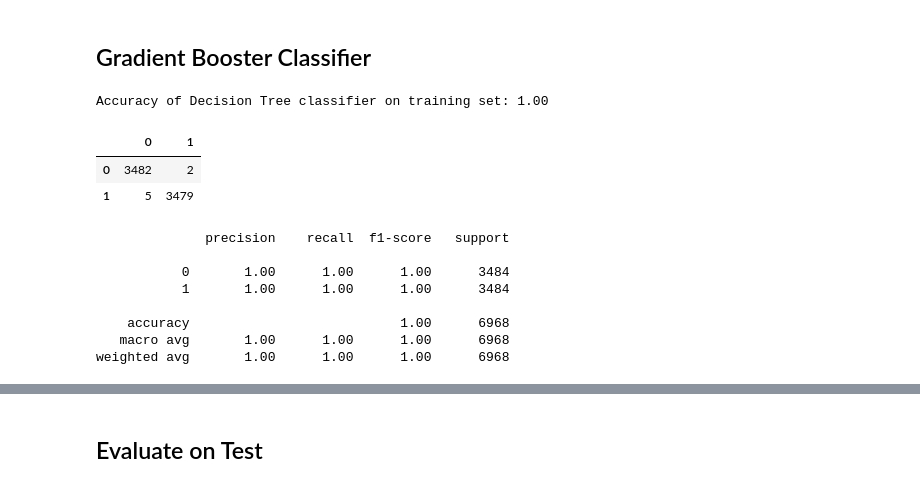
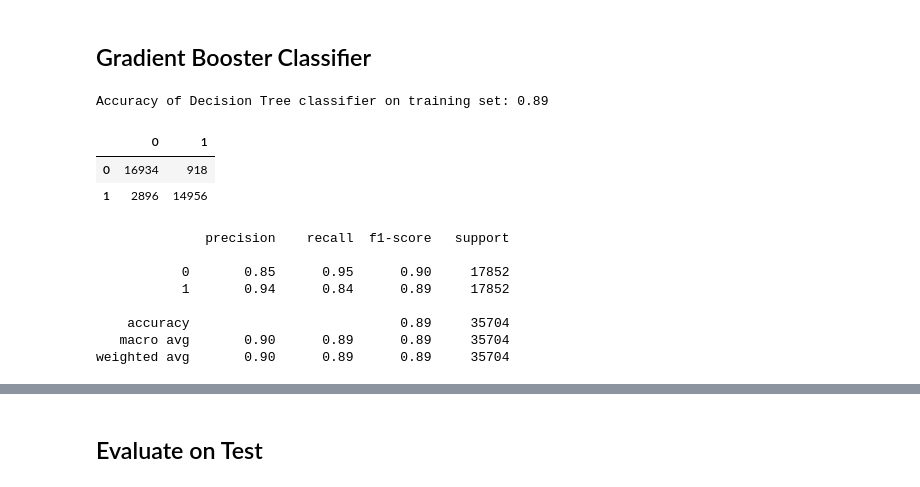
Before and after one commit to RAXR-Capstone/project_danger_zone, a Jupyter notebook: work_space/RobertWorkspace/robert_scratch-Copy_Modeling.ipynb, the cells around one changed output, grey strips where cells are left out. Saved outputs shown, nothing was run; the diff lists cells and outputs as text; code cells hidden in the pictures.

```diff
--- a/work_space/RobertWorkspace/robert_scratch-Copy_Modeling.ipynb
+++ b/work_space/RobertWorkspace/robert_scratch-Copy_Modeling.ipynb
@@ -321,37 +320,37 @@ weighted avg       0.75      0.75      0.75     35704
 ## Gradient Booster Classifier
 # %%
 #creating the object
-clf = GradientBoostingClassifier(learning_rate=1.0, max_depth=6, random_state=19).fit(X_resampled, y_resampled)
+clf = GradientBoostingClassifier(max_depth=6, random_state=19).fit(X_smote, y_smote)
 # fitting our thing
-clf = clf.fit(X_resampled, y_resampled)
+clf = clf.fit(X_smote, y_smote)
 #creating the prediction
-y_pred = clf.predict(X_resampled)
+y_pred = clf.predict(X_smote)
 #creating prediction probabaility
-y_pred_proba = clf.predict_proba(X_resampled)
+y_pred_proba = clf.predict_proba(X_smote)
 # %%
 print('Accuracy of Decision Tree classifier on training set: {:.2f}'
-      .format(clf.score(X_resampled, y_resampled)))
+      .format(clf.score(X_smote, y_smote)))
 # %% [output]
-Accuracy of Decision Tree classifier on training set: 1.00
+Accuracy of Decision Tree classifier on training set: 0.89
 # %%
 labels = sorted(y_resampled.unique())
 
-pd.DataFrame(confusion_matrix(y_resampled, y_pred), index=labels, columns=labels)
+pd.DataFrame(confusion_matrix(y_smote, y_pred), index=labels, columns=labels)
 # %% [output]
 |  | 0 | 1 |
-| 0 | 3482 | 2 |
-| 1 | 5 | 3479 |
+| 0 | 16934 | 918 |
+| 1 | 2896 | 14956 |
 # %%
-print(classification_report(y_resampled, y_pred))
+print(classification_report(y_smote, y_pred))
 # %% [output]
               precision    recall  f1-score   support
 
-           0       1.00      1.00      1.00      3484
-           1       1.00      1.00      1.00      3484
+           0       0.85      0.95      0.90     17852
+           1       0.94      0.84      0.89     17852
 
-    accuracy                           1.00      6968
-   macro avg       1.00      1.00      1.00      6968
-weighted avg       1.00      1.00      1.00      6968
+    accuracy                           0.89     35704
+   macro avg       0.90      0.89      0.89     35704
+weighted avg       0.90      0.89      0.89     35704
 # %%
 ########## Test Eval #############
 # %%
```
Also changed, not shown: parts of 43 cells of this notebook.
